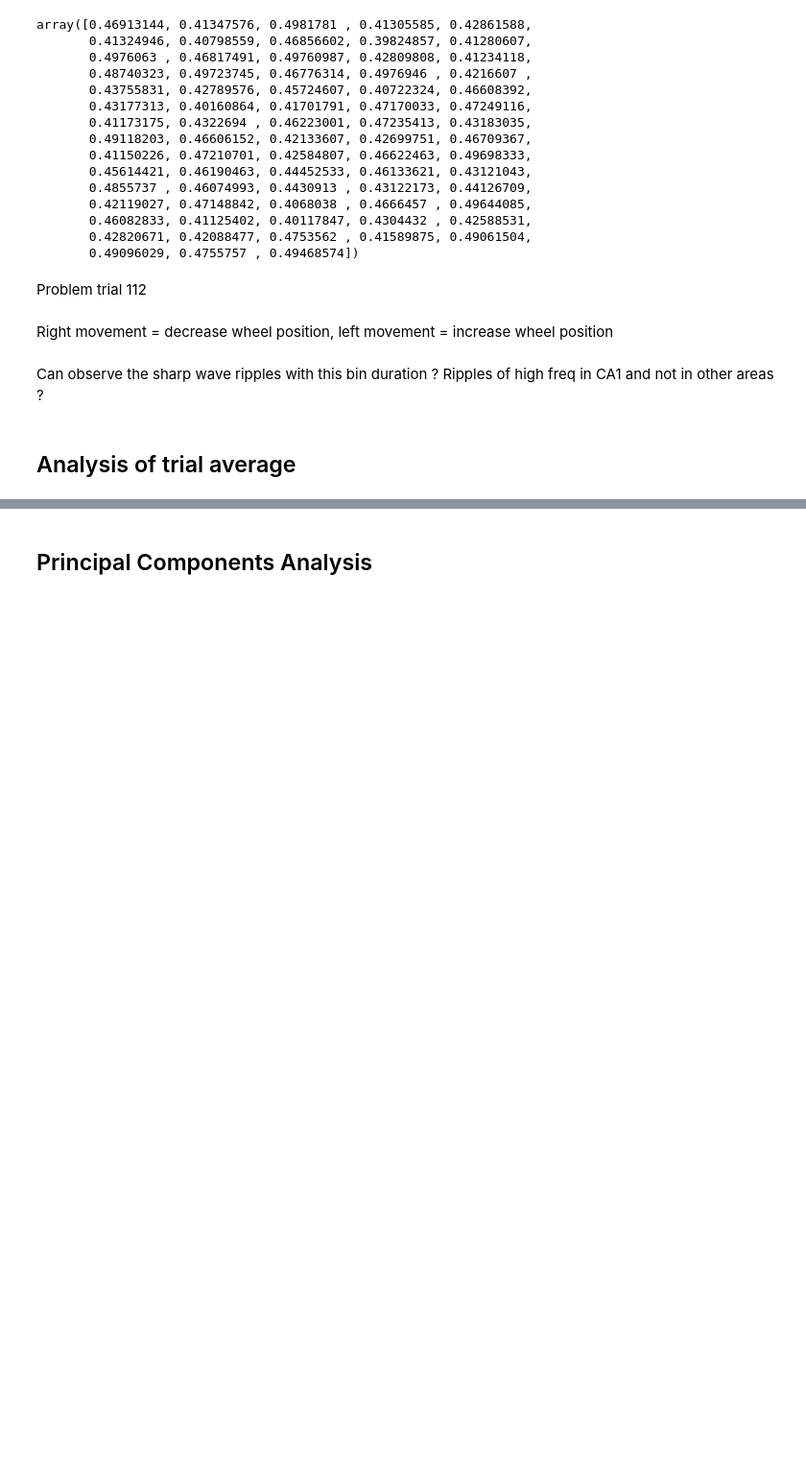
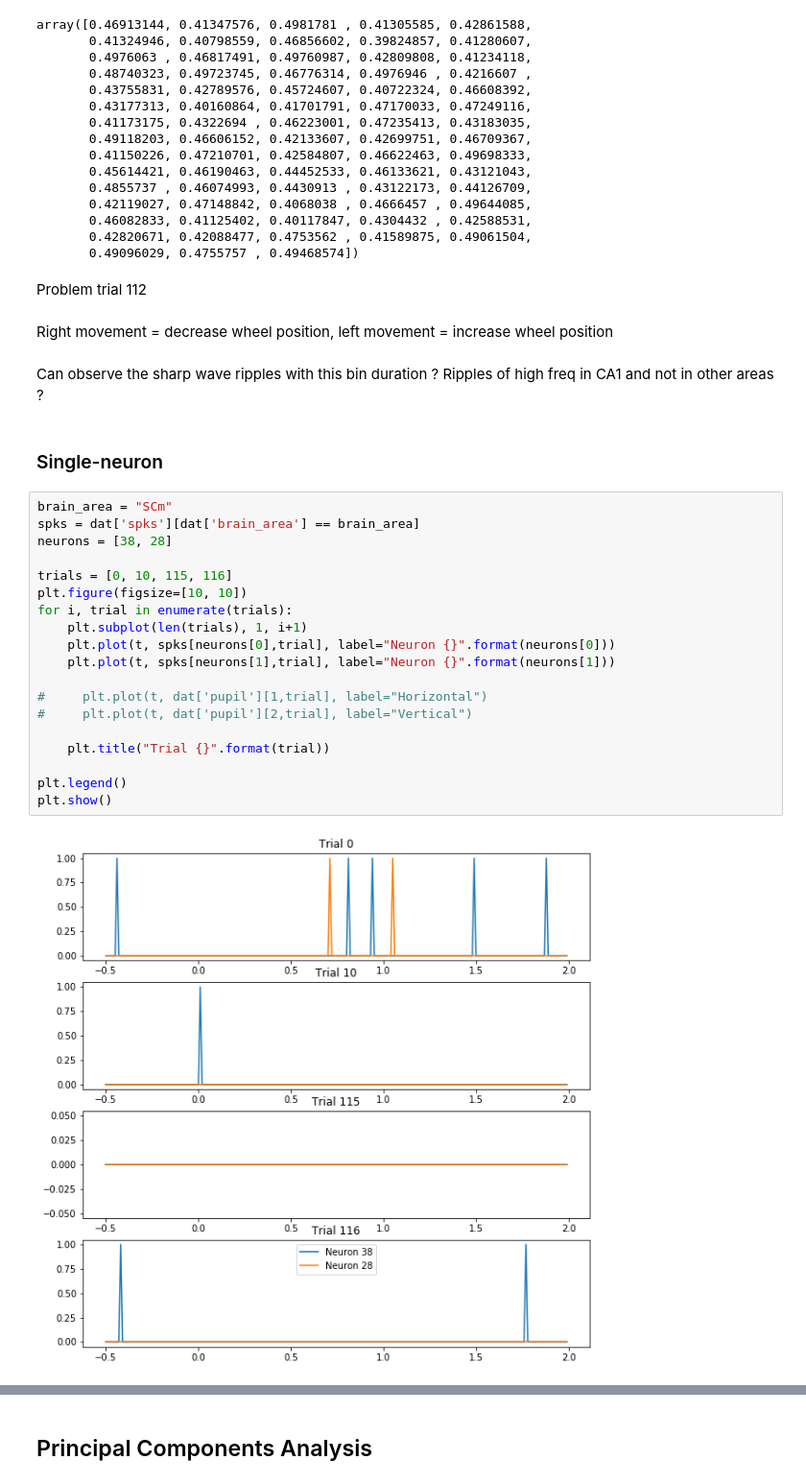
Before and after one commit to cedricfoucault/scarletbutterfly, a Jupyter notebook: data_analysis.ipynb, the cells around one changed output, grey strips where cells are left out. Shown at 96% size. Cells and saved outputs as stored; diff of their text form; blank space fills up the shorter version.

```diff
--- a/data_analysis.ipynb
+++ b/data_analysis.ipynb
@@ -122,5 +120,26 @@ Right movement = decrease wheel position, left movement = increase wheel positio
 # %% [markdown]
 Can observe the sharp wave ripples with this bin duration ?
 Ripples of high freq in CA1 and not in other areas ?
-# %% [markdown]
-## Analysis of trial average
+# %% [markdown]
+### Single-neuron
+# %%
+brain_area = "SCm"
+spks = dat['spks'][dat['brain_area'] == brain_area]
+neurons = [38, 28]
+
+trials = [0, 10, 115, 116]
+plt.figure(figsize=[10, 10])
+for i, trial in enumerate(trials):
+    plt.subplot(len(trials), 1, i+1)
+    plt.plot(t, spks[neurons[0],trial], label="Neuron {}".format(neurons[0]))
+    plt.plot(t, spks[neurons[1],trial], label="Neuron {}".format(neurons[1]))
+
+#     plt.plot(t, dat['pupil'][1,trial], label="Horizontal")
+#     plt.plot(t, dat['pupil'][2,trial], label="Vertical")
+
+    plt.title("Trial {}".format(trial))
+
+plt.legend()
+plt.show()
+# %% [output]
+[figure, added]
```
Also changed, not shown: parts of 12 cells of this notebook, 5 other files.
